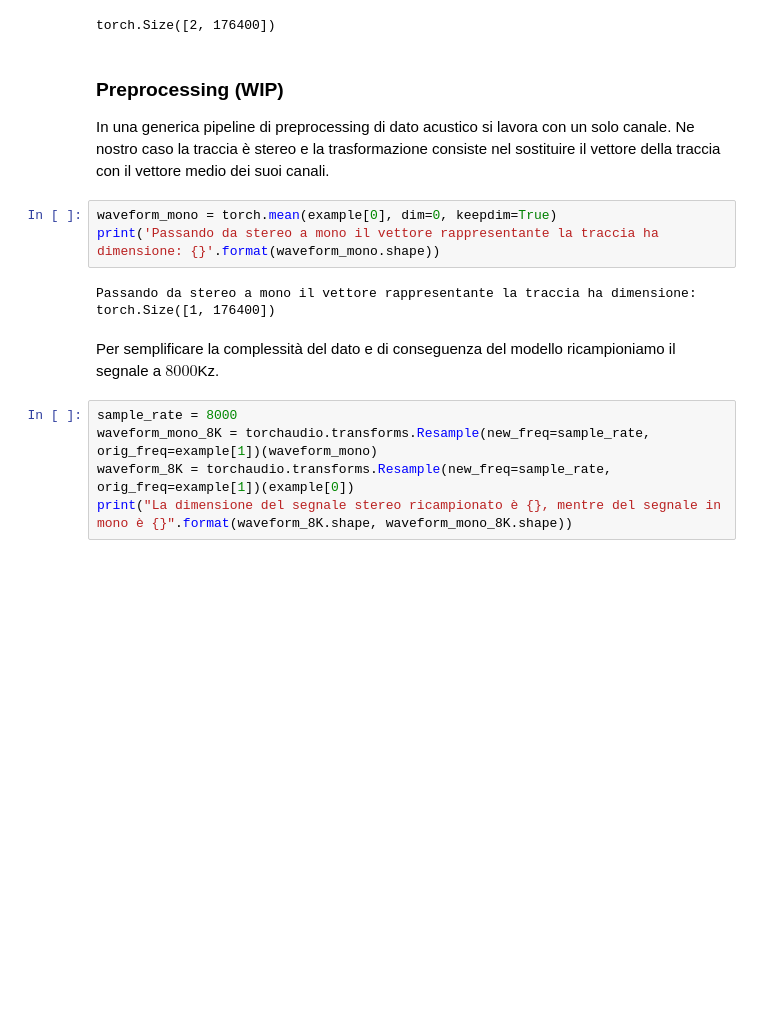
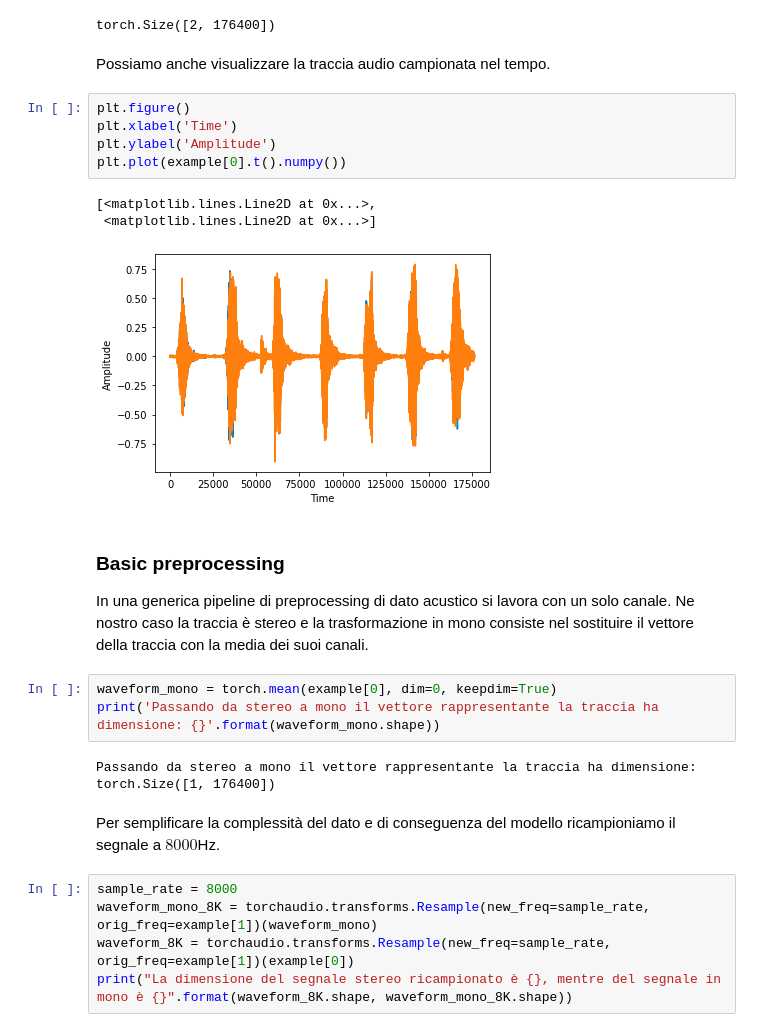
Before and after one commit to CodingTomo/TE-UrbanSound8K, a Jupyter notebook: TE_UrbanSound8K.ipynb, the cells around one changed output. Cells and saved outputs as stored; diff of their text form; blank space fills up the shorter version.

```diff
--- a/TE_UrbanSound8K.ipynb
+++ b/TE_UrbanSound8K.ipynb
@@ -102,17 +95,28 @@ Il nostro esempio ha una durata di $4s$ ed è campionato a $44100$Hz su $2$ cana
 example[0].shape
 # %% [output]
 torch.Size([2, 176400])
+# %% [markdown]
+Possiamo anche visualizzare la traccia audio campionata nel tempo.
+# %%
+plt.figure()
+plt.xlabel('Time')
+plt.ylabel('Amplitude')
+plt.plot(example[0].t().numpy())
+# %% [output]
+[<matplotlib.lines.Line2D at 0x...>,
+ <matplotlib.lines.Line2D at 0x...>]
+[figure, added]
 # %% [markdown]
-### Preprocessing (WIP)
+### Basic preprocessing
 
-In una generica pipeline di preprocessing di dato acustico si  lavora con un solo canale. Ne nostro caso la traccia è stereo e la trasformazione consiste nel sostituire il vettore della traccia con il vettore medio dei suoi canali.
+In una generica pipeline di preprocessing di dato acustico si  lavora con un solo canale. Ne nostro caso la traccia è stereo e la trasformazione in mono consiste nel sostituire il vettore della traccia con la media dei suoi canali.
 # %%
 waveform_mono = torch.mean(example[0], dim=0, keepdim=True)
 print('Passando da stereo a mono il vettore rappresentante la traccia ha dimensione: {}'.format(waveform_mono.shape))
 # %% [output]
 Passando da stereo a mono il vettore rappresentante la traccia ha dimensione: torch.Size([1, 176400])
 # %% [markdown]
-Per semplificare la complessità del dato e di conseguenza del modello ricampioniamo il segnale a $8000$Kz.
+Per semplificare la complessità del dato e di conseguenza del modello ricampioniamo il segnale a $8000$Hz.
 # %%
 sample_rate = 8000
 waveform_mono_8K = torchaudio.transforms.Resample(new_freq=sample_rate, orig_freq=example[1])(waveform_mono)
```
Also changed, not shown: parts of 11 cells of this notebook.
